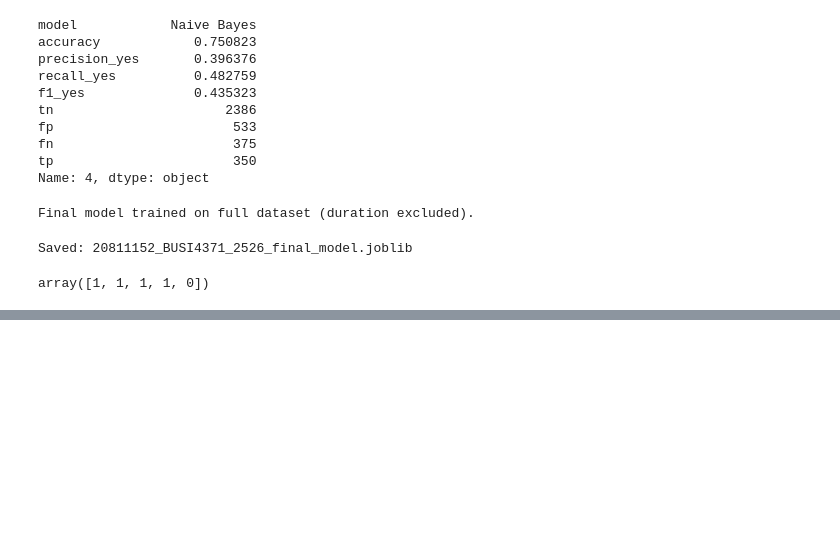
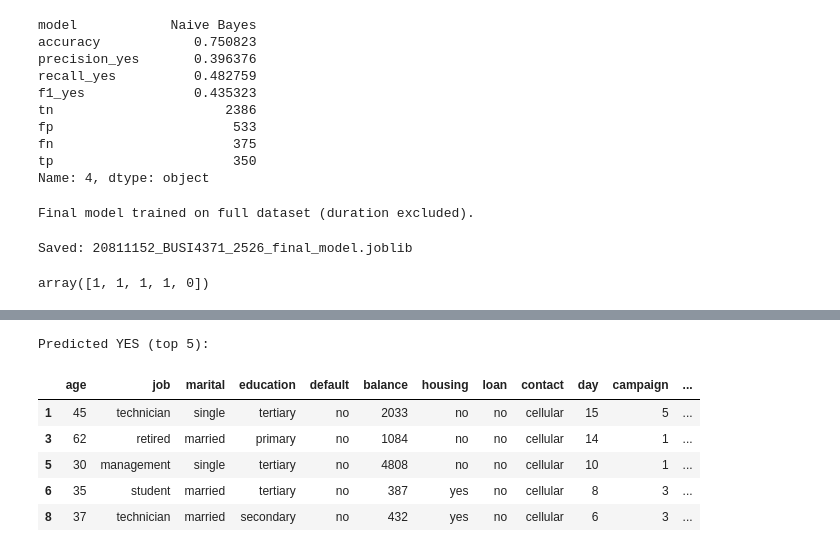
Before and after one commit to shreyuu/UoN-Business-Analytics, a Jupyter notebook: FBA/coursework/20811152_BUSI4371_2526.ipynb, the cells around one changed output, grey strips where cells are left out. Drawn from its saved outputs; the diff is of its cells as text; code cells hidden in the pictures; blank space fills up the shorter version.

```diff
--- a/FBA/coursework/20811152_BUSI4371_2526.ipynb
+++ b/FBA/coursework/20811152_BUSI4371_2526.ipynb
@@ -598,0 +617,12 @@ array([1, 1, 1, 1, 0])
+# %%
+result_yes = result[result["pred_yes"] == 1] # customers predicted as YES
+print("\nPredicted YES (top 5):")
+display(result_yes.head())
+# %% [output]
+Predicted YES (top 5):
+|  | age | job | marital | education | default | balance | housing | loan | contact | day | campaign | ... |
+| 1 | 45 | technician | single | tertiary | no | 2033 | no | no | cellular | 15 | 5 | ... |
+| 3 | 62 | retired | married | primary | no | 1084 | no | no | cellular | 14 | 1 | ... |
+| 5 | 30 | management | single | tertiary | no | 4808 | no | no | cellular | 10 | 1 | ... |
+| 6 | 35 | student | married | tertiary | no | 387 | yes | no | cellular | 8 | 3 | ... |
+| 8 | 37 | technician | married | secondary | no | 432 | yes | no | cellular | 6 | 3 | ... |
```
Also changed, not shown: parts of 5 cells of this notebook, 1 other file.
